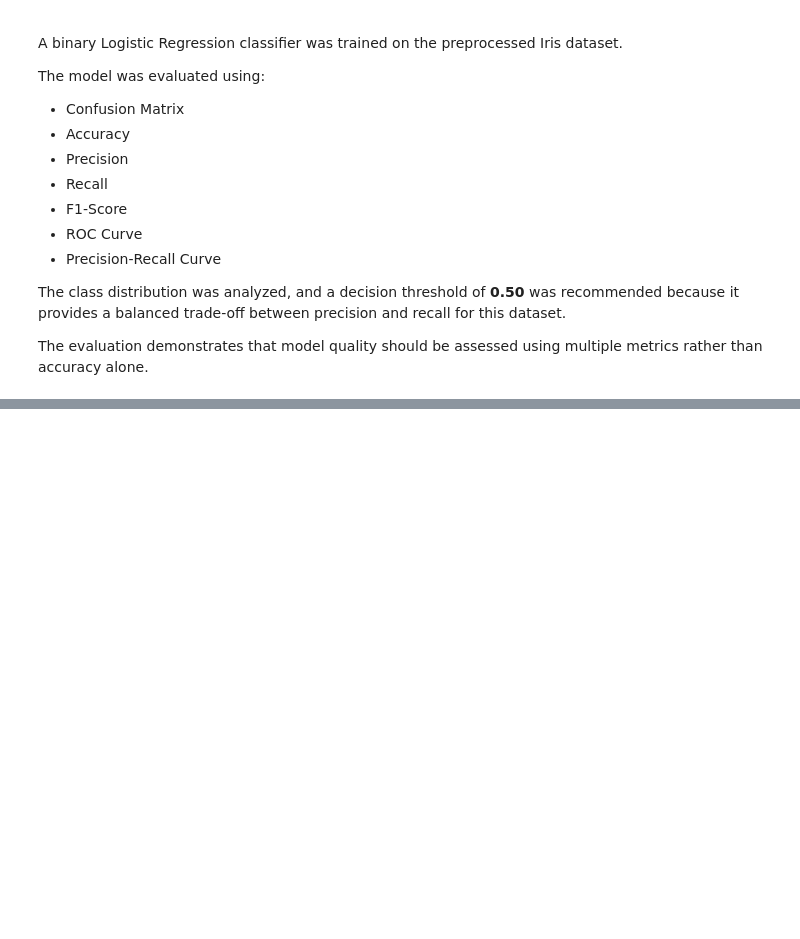
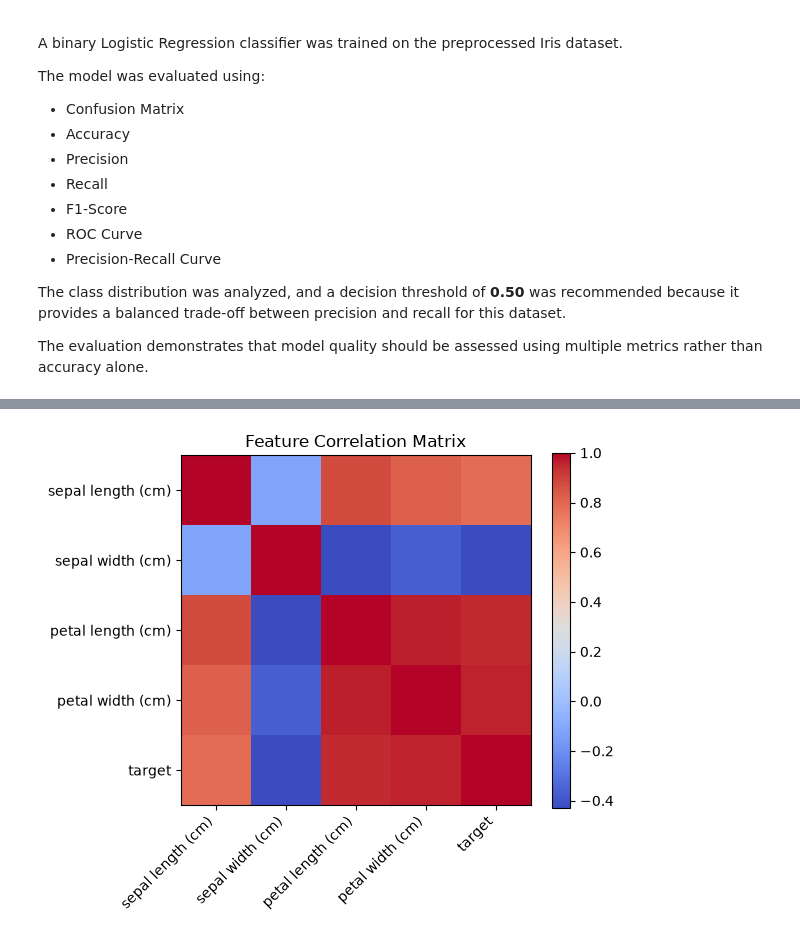
Before and after one commit to Kaushik0107/PlaceMux_Phase1, a Jupyter notebook: notebooks/starter.ipynb, the cells around one changed output, grey strips where cells are left out. Saved outputs shown, nothing was run; the diff lists cells and outputs as text; code cells hidden in the pictures; blank space fills up the shorter version.

```diff
--- a/notebooks/starter.ipynb
+++ b/notebooks/starter.ipynb
@@ -1343,0 +1437,6 @@ The evaluation demonstrates that model quality should be assessed using multiple
+# %%
+import matplotlib.pyplot as plt
+
+correlation = df.corr(numeric_only=True)
+
+print(correlation)
@@ -1343,0 +1457,26 @@ The evaluation demonstrates that model quality should be assessed using multiple
+# %%
+plt.figure(figsize=(6,5))
+
+plt.imshow(correlation, cmap="coolwarm", interpolation="nearest")
+
+plt.colorbar()
+
+plt.xticks(
+    range(len(correlation.columns)),
+    correlation.columns,
+    rotation=45,
+    ha="right"
+)
+
+plt.yticks(
+    range(len(correlation.columns)),
+    correlation.columns
+)
+
+plt.title("Feature Correlation Matrix")
+
+plt.tight_layout()
+
+plt.show()
+# %% [output]
+[figure, added]
```
Also changed, not shown: parts of 44 cells of this notebook, 1 other file.
